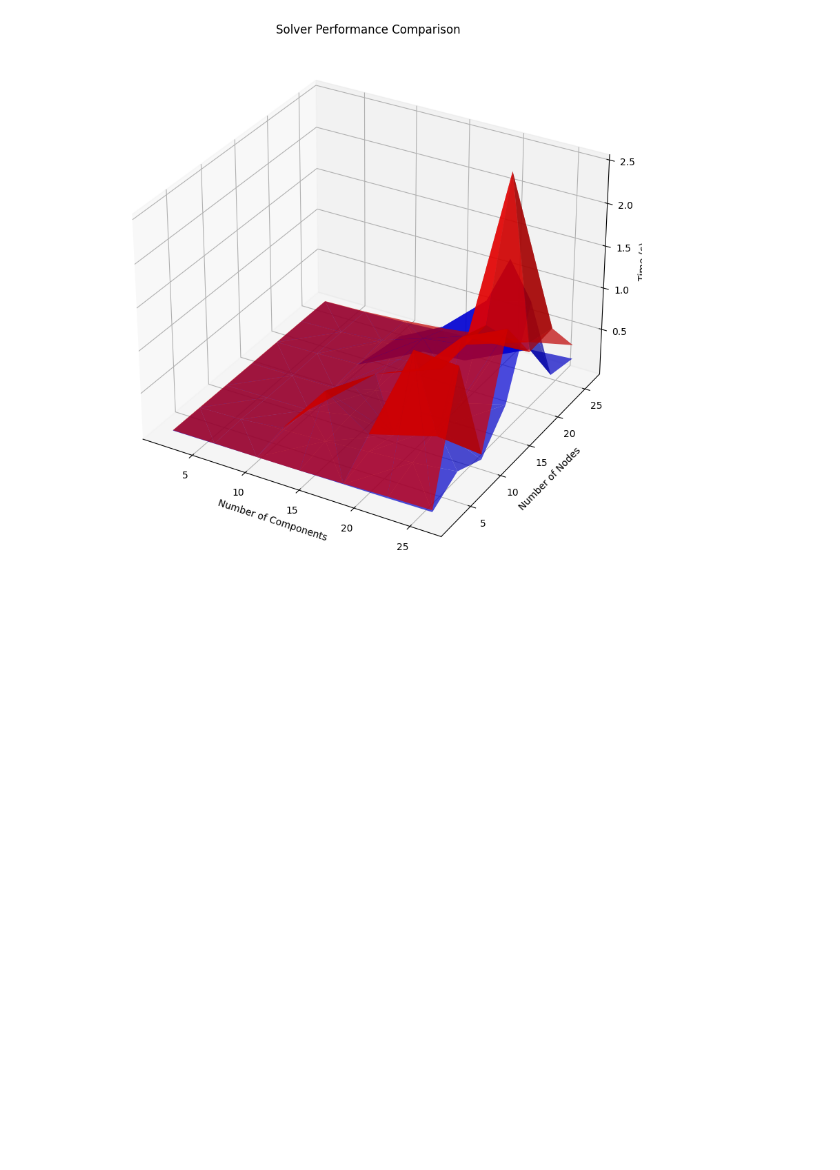
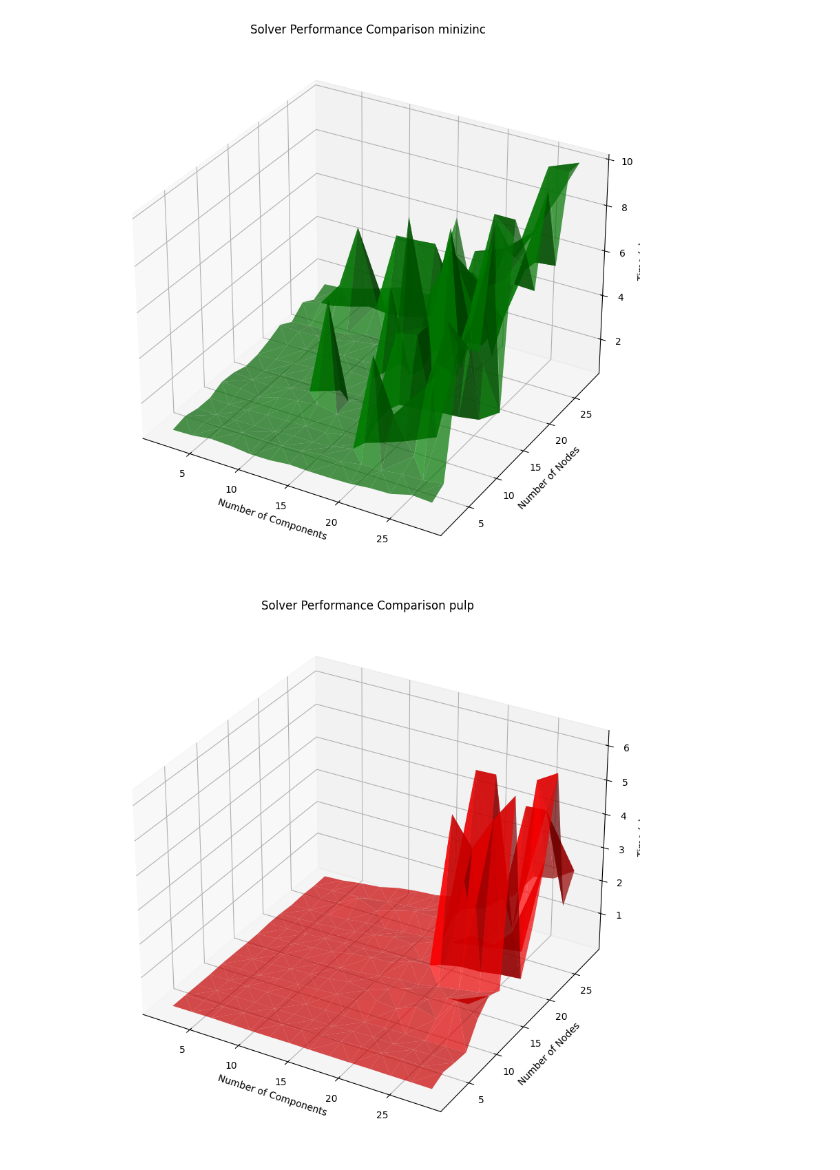
Before and after one commit to FREEDA-Project/Python-parser, a Jupyter notebook: banchmark.ipynb, the cells around one changed output. Drawn from its saved outputs; the diff is of its cells as text; code cells hidden in the pictures; blank space fills up the shorter version.

```diff
--- a/banchmark.ipynb
+++ b/banchmark.ipynb
@@ -76,17 +41,14 @@ import matplotlib.pyplot as plt
 from mpl_toolkits.mplot3d import Axes3D
 import seaborn as sns
 
-df = pd.DataFrame(data, columns=["Solver", "Time", "Nodes", "Components"])
-
-# Plotting
 fig = plt.figure(figsize=(16, 10))
 ax = fig.add_subplot(111, projection='3d')
 
-colors = {'z3': 'b', 'pulp': 'r'}
+colors = {'z3': 'b', 'pulp': 'r','minizinc':'g','smt': 'y'}
 
 # Plot data
-for solver in df['Solver'].unique():
-    solver_data = df[df['Solver'] == solver]
+for solver in data['Solver'].unique():
+    solver_data = data[data['Solver'] == solver]
     ax.scatter(solver_data['Components'], solver_data['Nodes'], solver_data['Time'], c=colors[solver], label=solver)
 
 ax.set_title('Solver Performance Comparison')
@@ -147,30 +92,24 @@ plt.show()
 # %%
-df = pd.DataFrame(data, columns=["Solver", "Time", "Nodes", "Components"])
 
-# Averaging duplicate components and nodes
-df_avg = df.groupby(['Solver', 'Nodes', 'Components']).mean().reset_index()
-
-# Plotting
-fig = plt.figure(figsize=(16, 10))
-ax = fig.add_subplot(111, projection='3d')
-
-colors = {'z3': 'b', 'pulp': 'r'}
 
 # Plot data
-for solver in df_avg['Solver'].unique():
+for solver in data['Solver'].unique():
+    fig = plt.figure(figsize=(16, 10))
+    ax = fig.add_subplot(111, projection='3d')
     solver_data = df_avg[df_avg['Solver'] == solver]
     x = solver_data['Components']
     y = solver_data['Nodes']
     z = solver_data['Time']
 
     # Create surface plot
     ax.plot_trisurf(x, y, z, color=colors[solver], alpha=0.7, label=solver)
 
-ax.set_title('Solver Performance Comparison')
-ax.set_xlabel('Number of Components')
-ax.set_ylabel('Number of Nodes')
-ax.set_zlabel('Time (s)')
+    ax.set_title(f'Solver Performance Comparison {solver}')
+    ax.set_xlabel('Number of Components')
+    ax.set_ylabel('Number of Nodes')
+    ax.set_zlabel('Time (s)')
 
-plt.show()
+    plt.show()
 # %% [output]
-[figure, old version]
+[figure, new version]
+[figure, added]
```
Also changed, not shown: parts of 5 cells of this notebook, 12 other files.
